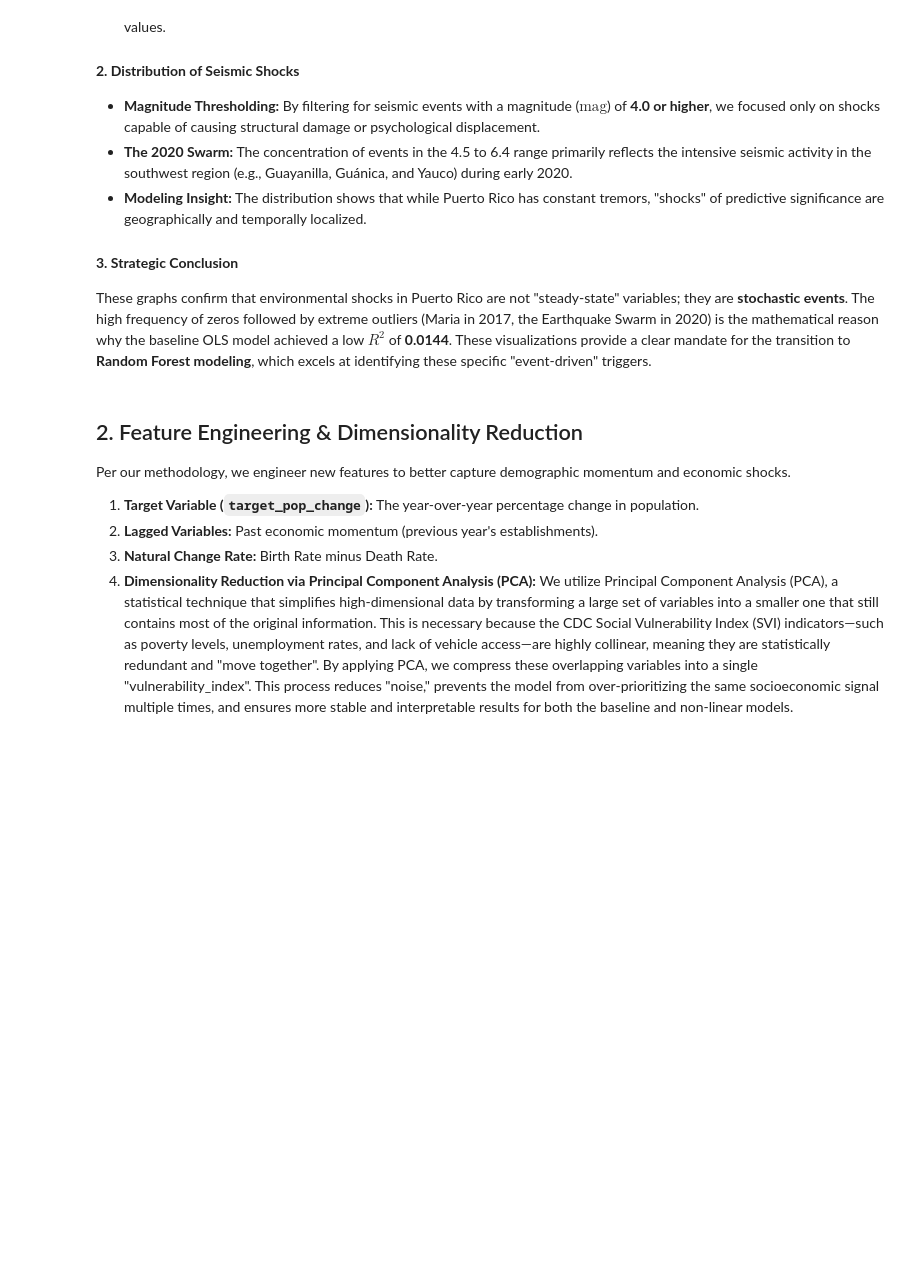
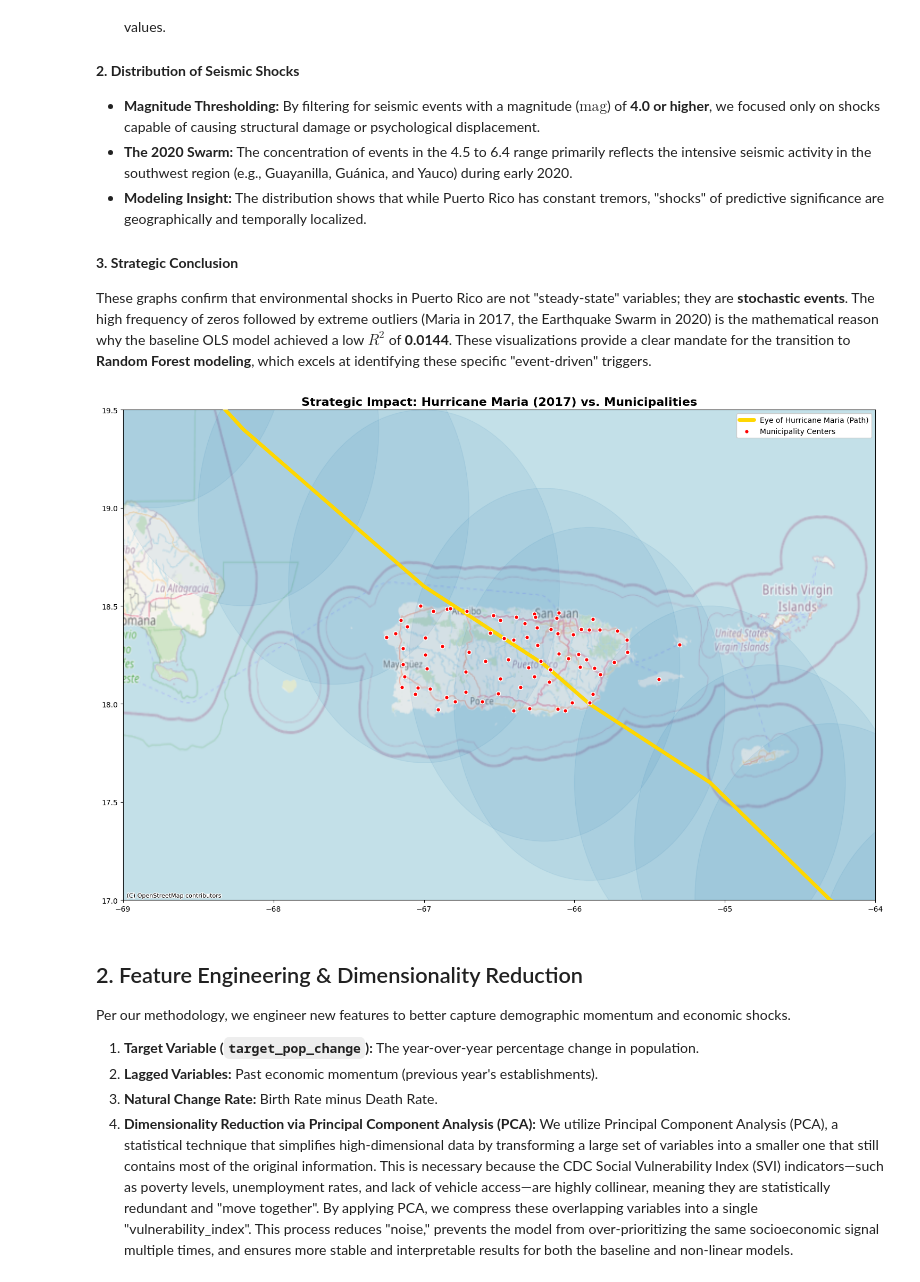
Before and after one commit to Venettov/CAPSTONE_DATA_SCIENCE_RIVERARUIZ, a Jupyter notebook: analysis/Phase1_Feature_Engineering_and_Baseline.ipynb, the cells around one changed output. Drawn from its saved outputs; the diff is of its cells as text; code cells hidden in the pictures; blank space fills up the shorter version.

Commit message:
feat: add professional geospatial visualization of Hurricane Maria impact swath

```diff
--- a/analysis/Phase1_Feature_Engineering_and_Baseline.ipynb
+++ b/analysis/Phase1_Feature_Engineering_and_Baseline.ipynb
@@ -185,6 +185,52 @@ The histograms above provide a critical "reality check" for our natural disaster
 
 #### **3. Strategic Conclusion**
 These graphs confirm that environmental shocks in Puerto Rico are not "steady-state" variables; they are **stochastic events**. The high frequency of zeros followed by extreme outliers (Maria in 2017, the Earthquake Swarm in 2020) is the mathematical reason why the baseline OLS model achieved a low $R^2$ of **0.0144**. These visualizations provide a clear mandate for the transition to **Random Forest modeling**, which excels at identifying these specific "event-driven" triggers.
+# %%
+import contextily as ctx
+import matplotlib.pyplot as plt
+
+def plot_maria_impact_final():
+    # 1. Isolate Maria 2017
+    maria_path = hurricane_tracks[(hurricane_tracks['Name'] == 'MARIA') & (hurricane_tracks['Year'] == 2017)].copy()
+
+    fig, ax = plt.subplots(figsize=(15, 10))
+
+    # 2. Plot the SWATH (The extension of the winds)
+    # These circles show the 100km reach of the storm's power
+    for _, row in maria_path.iterrows():
+        if -70.0 < row['Lon'] < -62.0:
+            impact_circle = plt.Circle((row['Lon'], row['Lat']), 0.9,
+                                        color='#1f77b4', alpha=0.08, zorder=1)
+            ax.add_patch(impact_circle)
+
+    # 3. Plot the ACTUAL PATH (The eye of the storm)
+    # We use a bright color and high zorder to ensure it sits on TOP of everything
+    ax.plot(maria_path['Lon'], maria_path['Lat'], color='#FFD700', linewidth=5,
+            label='Eye of Hurricane Maria (Path)', zorder=10, solid_capstyle='round')
+
+    # 4. Plot the MUNICIPIOS (The "sensors" measuring the shock)
+    ax.scatter(df['lon'], df['lat'], c='red', s=30, edgecolor='white',
+               label='Municipality Centers', zorder=11)
+
+    # 5. THE ZOOM (Show the island and the surrounding impact)
+    ax.set_xlim([-69.0, -64.0])
+    ax.set_ylim([17.0, 19.5])
+
+    # 6. ADD BASEMAP (So you can see the actual island shape)
+    try:
+        ctx.add_basemap(ax, crs='epsg:4326', source=ctx.providers.OpenStreetMap.Mapnik, alpha=0.7)
+    except:
+        print("Basemap failed to load, check internet connection. Plotting data only.")
+
+    ax.set_title('Strategic Impact: Hurricane Maria (2017) vs. Municipalities', fontsize=16, fontweight='bold')
+    ax.legend(loc='upper right', facecolor='white', framealpha=1)
+
+    plt.tight_layout()
+    plt.show()
+
+plot_maria_impact_final()
+# %% [output]
+[figure, added]
 # %% [markdown]
 ## 2. Feature Engineering & Dimensionality Reduction
 Per our methodology, we engineer new features to better capture demographic momentum and economic shocks.
```
Also changed, not shown: parts of 1 cell of this notebook.
